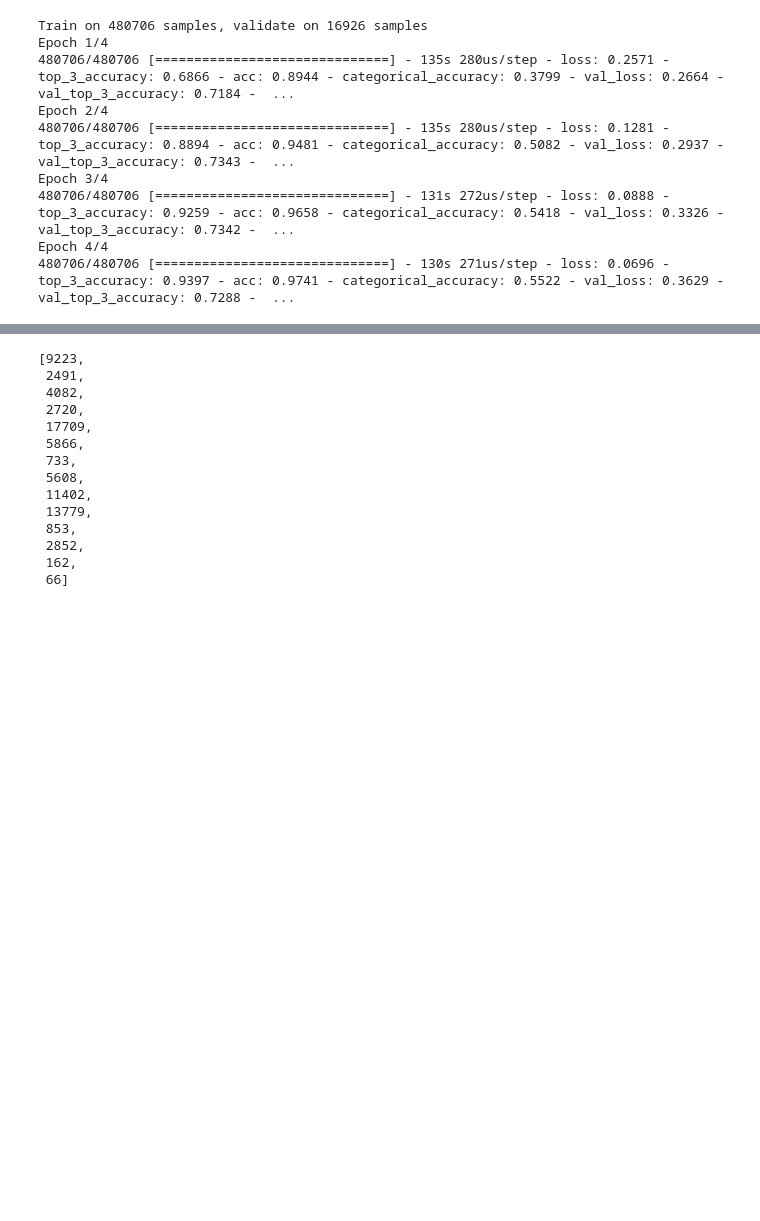
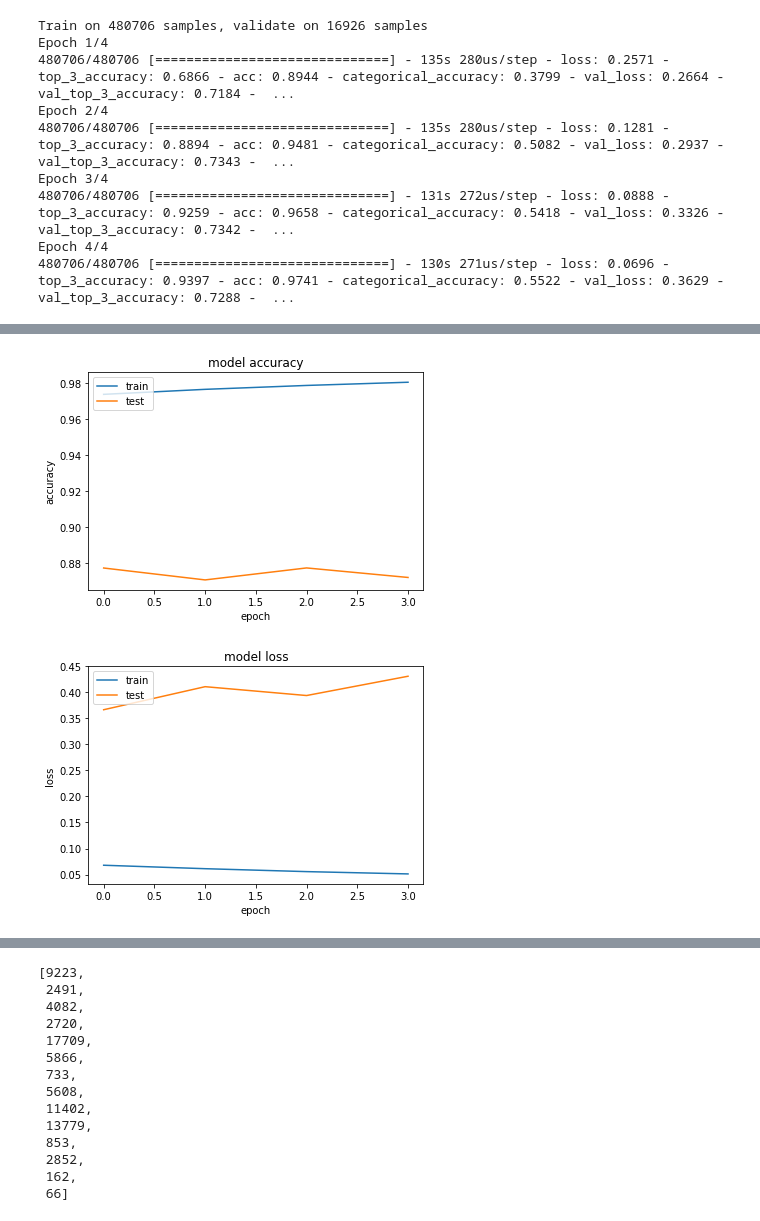
Before and after one commit to davidcopley/Cryptic-Crosswords-Dataset-and-Experiments, a Jupyter notebook: New_Experiments.ipynb, the cells around one changed output, grey strips where cells are left out. Drawn from its saved outputs; the diff is of its cells as text; code cells hidden in the pictures; blank space fills up the shorter version.

```diff
--- a/New_Experiments.ipynb
+++ b/New_Experiments.ipynb
@@ -78,7 +38,19 @@ for cc_type_df in upsampled_cc_types_dfs:
+# %%
+input_cc_types_df = pd.concat([get_input_val_test(df)[0] for df in cc_types_dfs])
+val_cc_types_df = pd.concat([get_input_val_test(df)[1] for df in cc_types_dfs])
+test_cc_types_df = pd.concat([get_input_val_test(df)[2] for df in cc_types_dfs])
+# %%
+max_size = input_cc_types_df.groupby('category').count().max()[0]
+# %%
+lst = [input_cc_types_df]
+for class_index, group in input_cc_types_df.groupby('category'):
+    sample = group.sample(max_size-len(group), replace=True, )
+    lst.append(sample)
+upsampled_input_cc_types_df = pd.concat(lst)
 # %%
-cc_input_df = pd.concat(input_dfs).drop('category',axis=1)
-cc_val_df = pd.concat(val_dfs).drop('category',axis=1).drop_duplicates()
-cc_test_df = pd.concat(test_dfs).drop('category',axis=1).drop_duplicates()
+cc_input_df = upsampled_input_cc_types_df.drop('category',axis=1)
+cc_val_df = val_cc_types_df.drop('category',axis=1).drop_duplicates()
+cc_test_df = test_cc_types_df.drop('category',axis=1).drop_duplicates()
 # %%
 tokenizer = Tokenizer()
 tokenizer.fit_on_texts(df.clue.tolist())
@@ -478,3 +456,25 @@ Epoch 00004: saving model to 2xBilstm-04-0.14-0.48.hdf5
+# %%
+# Visualize training history
+import matplotlib.pyplot as plt
+# summarize history for accuracy
+plt.plot(history.history['acc'])
+plt.plot(history.history['val_acc'])
+plt.title('model accuracy')
+plt.ylabel('accuracy')
+plt.xlabel('epoch')
+plt.legend(['train', 'test'], loc='upper left')
+plt.show()
+# summarize history for loss
+plt.plot(history.history['loss'])
+plt.plot(history.history['val_loss'])
+plt.title('model loss')
+plt.ylabel('loss')
+plt.xlabel('epoch')
+plt.legend(['train', 'test'], loc='upper left')
+plt.show()
+# %% [output]
+[figure, added]
+[figure, added]
 # %%
 model.evaluate(x=cc_test_data, y=cc_test_data_out, batch_size=None, verbose=1, sample_weight=None, steps=None)
 # %% [output]
```
Also changed, not shown: parts of 23 cells of this notebook, 4 other files.
